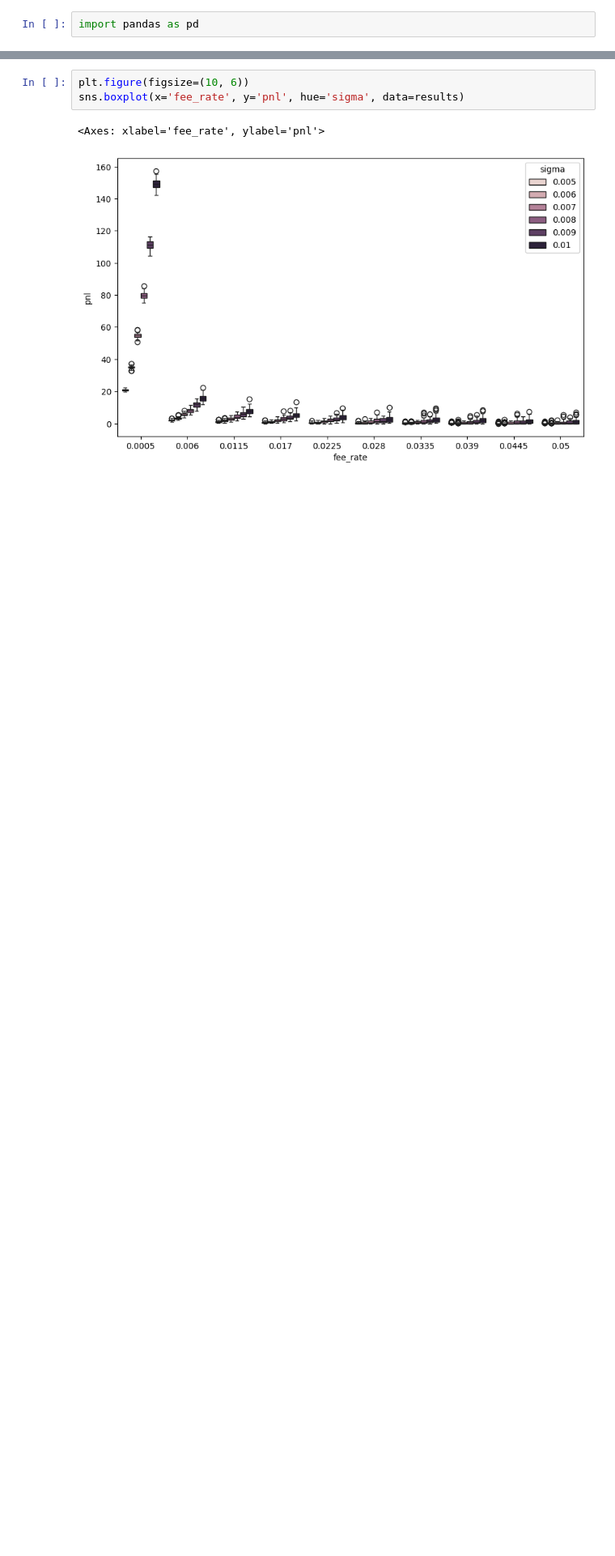
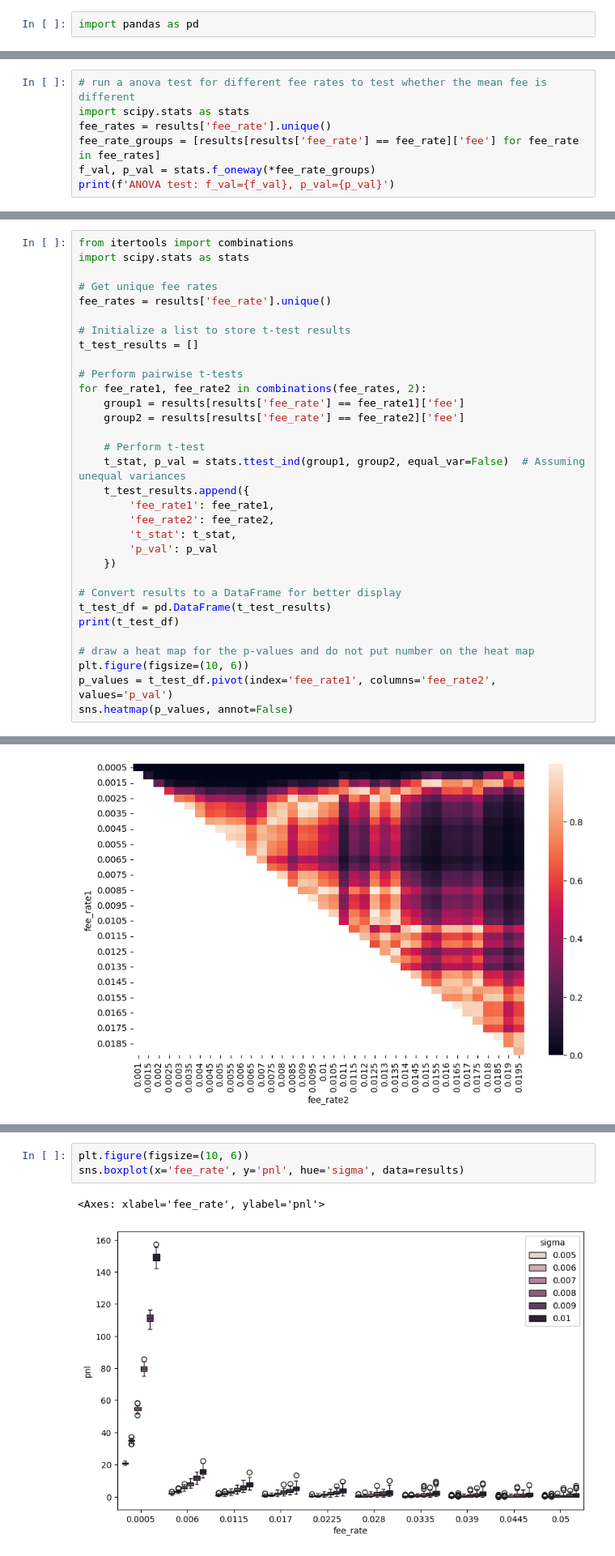
Before and after one commit to WillInvest/Dynamic_AMM, a Jupyter notebook: exp/display_result.ipynb, the cells around one changed output, grey strips where cells are left out. Shown at 81% size. Drawn from its saved outputs; the diff is of its cells as text; blank space fills up the shorter version.

```diff
--- a/exp/display_result.ipynb
+++ b/exp/display_result.ipynb
@@ -52,0 +92,7 @@ sns.boxplot(x='fee_rate', y='fee', data=results)
+# %%
+# run a anova test for different fee rates to test whether the mean fee is different
+import scipy.stats as stats
+fee_rates = results['fee_rate'].unique()
+fee_rate_groups = [results[results['fee_rate'] == fee_rate]['fee'] for fee_rate in fee_rates]
+f_val, p_val = stats.f_oneway(*fee_rate_groups)
+print(f'ANOVA test: f_val={f_val}, p_val={p_val}')
@@ -52,0 +101,33 @@ sns.boxplot(x='fee_rate', y='fee', data=results)
+# %%
+from itertools import combinations
+import scipy.stats as stats
+
+# Get unique fee rates
+fee_rates = results['fee_rate'].unique()
+
+# Initialize a list to store t-test results
+t_test_results = []
+
+# Perform pairwise t-tests
+for fee_rate1, fee_rate2 in combinations(fee_rates, 2):
+    group1 = results[results['fee_rate'] == fee_rate1]['fee']
+    group2 = results[results['fee_rate'] == fee_rate2]['fee']
+
+    # Perform t-test
+    t_stat, p_val = stats.ttest_ind(group1, group2, equal_var=False)  # Assuming unequal variances
+    t_test_results.append({
+        'fee_rate1': fee_rate1,
+        'fee_rate2': fee_rate2,
+        't_stat': t_stat,
+        'p_val': p_val
+    })
+
+# Convert results to a DataFrame for better display
+t_test_df = pd.DataFrame(t_test_results)
+print(t_test_df)
+
+# draw a heat map for the p-values and do not put number on the heat map
+plt.figure(figsize=(10, 6))
+p_values = t_test_df.pivot(index='fee_rate1', columns='fee_rate2', values='p_val')
+sns.heatmap(p_values, annot=False)
+# %% [output]
@@ -52,0 +149 @@ sns.boxplot(x='fee_rate', y='fee', data=results)
+[figure, added]
```
Also changed, not shown: parts of 9 cells of this notebook, 1 other file.
